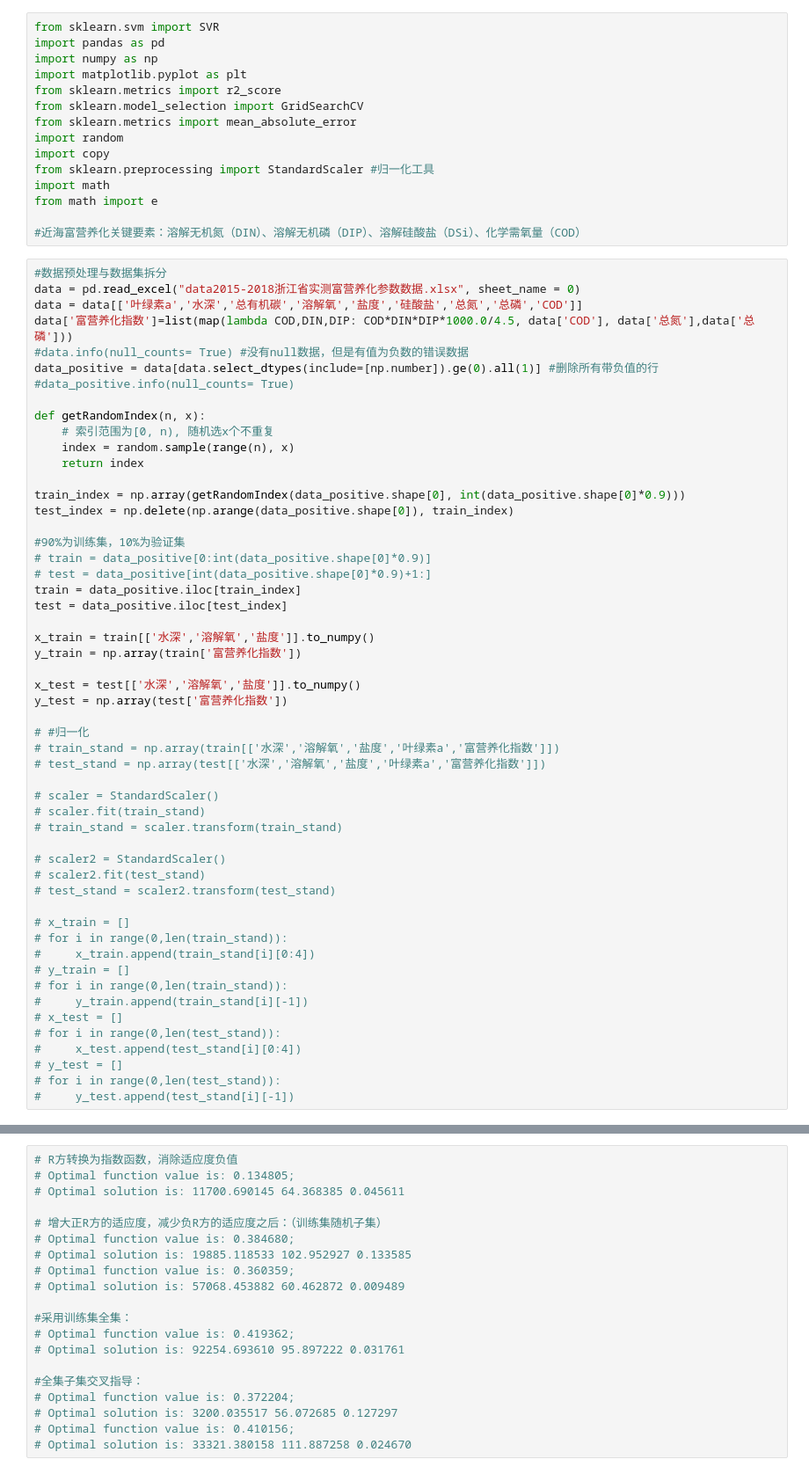
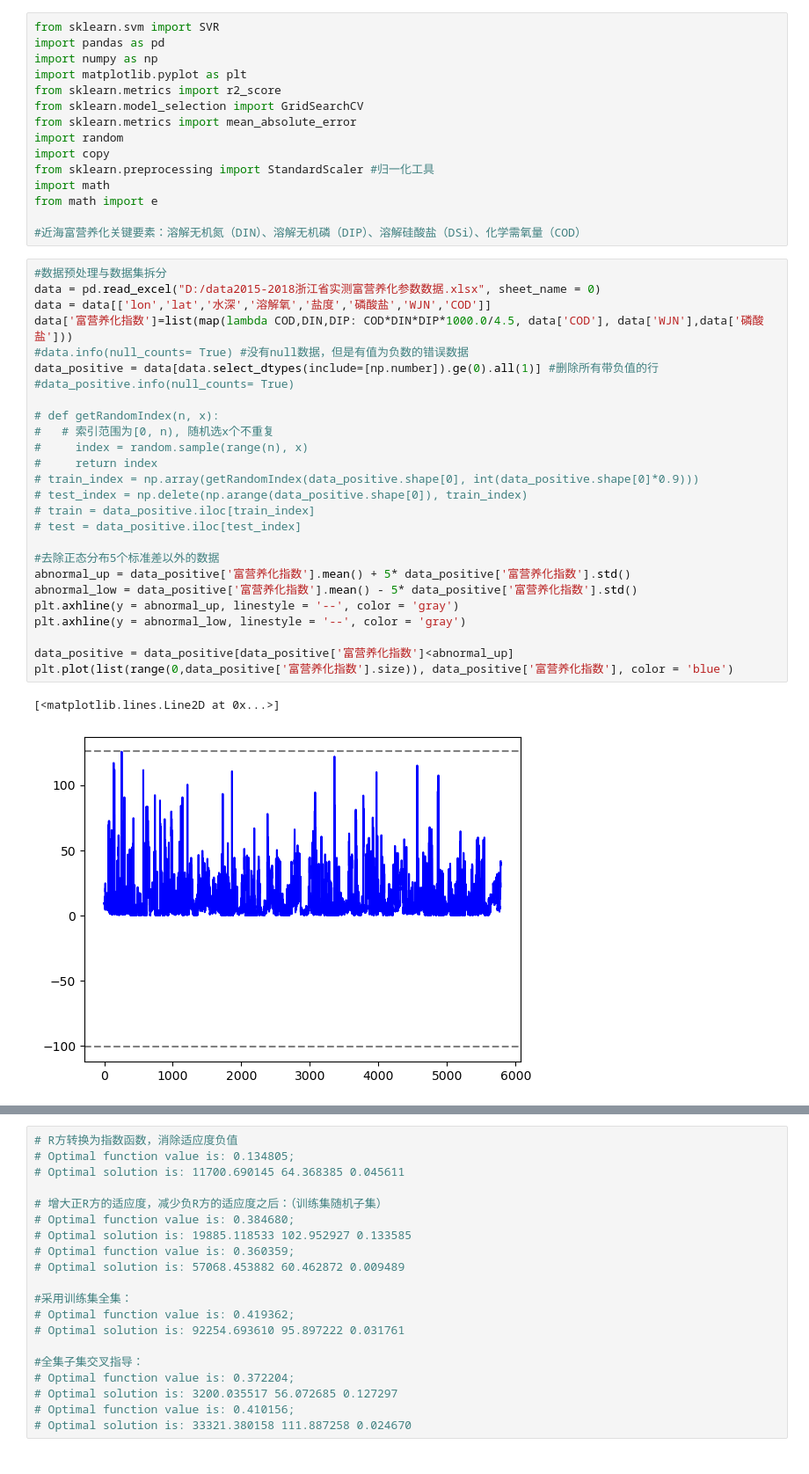
Before and after one commit to Pluto-Nemo/GTCNNWR_Learning, a Jupyter notebook: SVM/SVR.ipynb, the cells around one changed output, grey strips where cells are left out. Shown: that part at 88% size. Drawn from its saved outputs; the diff is of its cells as text.

```diff
--- a/SVM/SVR.ipynb
+++ b/SVM/SVR.ipynb
@@ -15,54 +15,30 @@ from math import e
 #近海富营养化关键要素：溶解无机氮（DIN）、溶解无机磷（DIP）、溶解硅酸盐（DSi）、化学需氧量（COD）
 # %%
 #数据预处理与数据集拆分
-data = pd.read_excel("data2015-2018浙江省实测富营养化参数数据.xlsx", sheet_name = 0)
-data = data[['叶绿素a','水深','总有机碳','溶解氧','盐度','硅酸盐','总氮','总磷','COD']]
-data['富营养化指数']=list(map(lambda COD,DIN,DIP: COD*DIN*DIP*1000.0/4.5, data['COD'], data['总氮'],data['总磷']))
+data = pd.read_excel("D:/data2015-2018浙江省实测富营养化参数数据.xlsx", sheet_name = 0)
+data = data[['lon','lat','水深','溶解氧','盐度','磷酸盐','WJN','COD']]
+data['富营养化指数']=list(map(lambda COD,DIN,DIP: COD*DIN*DIP*1000.0/4.5, data['COD'], data['WJN'],data['磷酸盐']))
 #data.info(null_counts= True) #没有null数据，但是有值为负数的错误数据
 data_positive = data[data.select_dtypes(include=[np.number]).ge(0).all(1)] #删除所有带负值的行
 #data_positive.info(null_counts= True)
 
-def getRandomIndex(n, x):
-	# 索引范围为[0, n), 随机选x个不重复
-    index = random.sample(range(n), x)
-    return index
+# def getRandomIndex(n, x):
+# 	# 索引范围为[0, n), 随机选x个不重复
+#     index = random.sample(range(n), x)
+#     return index
+# train_index = np.array(getRandomIndex(data_positive.shape[0], int(data_positive.shape[0]*0.9)))
+# test_index = np.delete(np.arange(data_positive.shape[0]), train_index)
+# train = data_positive.iloc[train_index]
+# test = data_positive.iloc[test_index]
 
-train_index = np.array(getRandomIndex(data_positive.shape[0], int(data_positive.shape[0]*0.9)))
-test_index = np.delete(np.arange(data_positive.shape[0]), train_index)
+#去除正态分布5个标准差以外的数据
+abnormal_up = data_positive['富营养化指数'].mean() + 5* data_positive['富营养化指数'].std()
+abnormal_low = data_positive['富营养化指数'].mean() - 5* data_positive['富营养化指数'].std()
+plt.axhline(y = abnormal_up, linestyle = '--', color = 'gray')
+plt.axhline(y = abnormal_low, linestyle = '--', color = 'gray')
 
-#90%为训练集，10%为验证集
-# train = data_positive[0:int(data_positive.shape[0]*0.9)]
-# test = data_positive[int(data_positive.shape[0]*0.9)+1:]
-train = data_positive.iloc[train_index]
-test = data_positive.iloc[test_index]
-
-x_train = train[['水深','溶解氧','盐度']].to_numpy()
-y_train = np.array(train['富营养化指数'])
-
-x_test = test[['水深','溶解氧','盐度']].to_numpy()
-y_test = np.array(test['富营养化指数'])
-
-# #归一化
-# train_stand = np.array(train[['水深','溶解氧','盐度','叶绿素a','富营养化指数']])
-# test_stand = np.array(test[['水深','溶解氧','盐度','叶绿素a','富营养化指数']])
-
-# scaler = StandardScaler()
-# scaler.fit(train_stand)
-# train_stand = scaler.transform(train_stand)
-
-# scaler2 = StandardScaler()
-# scaler2.fit(test_stand)
-# test_stand = scaler2.transform(test_stand)
-
-# x_train = []
-# for i in range(0,len(train_stand)):
-#     x_train.append(train_stand[i][0:4])
-# y_train = []
-# for i in range(0,len(train_stand)):
-#     y_train.append(train_stand[i][-1])
-# x_test = []
-# for i in range(0,len(test_stand)):
-#     x_test.append(test_stand[i][0:4])
-# y_test = []
-# for i in range(0,len(test_stand)):
-#     y_test.append(test_stand[i][-1])
+data_positive = data_positive[data_positive['富营养化指数']<abnormal_up]
+plt.plot(list(range(0,data_positive['富营养化指数'].size)), data_positive['富营养化指数'], color = 'blue')
+# %% [output]
+[<matplotlib.lines.Line2D at 0x...>]
+[figure, added]
```
Also changed, not shown: parts of 10 cells of this notebook.
